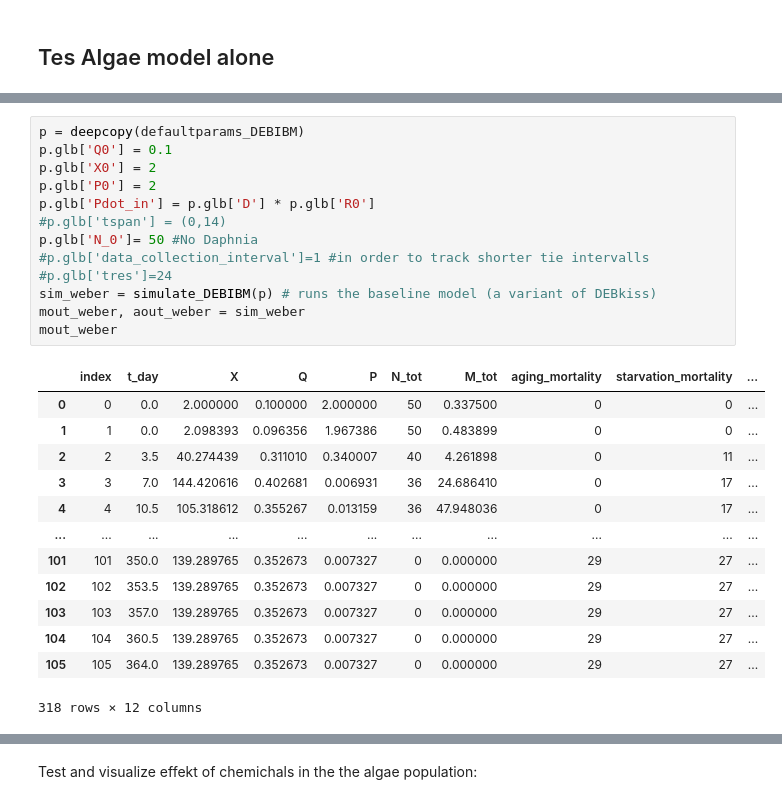
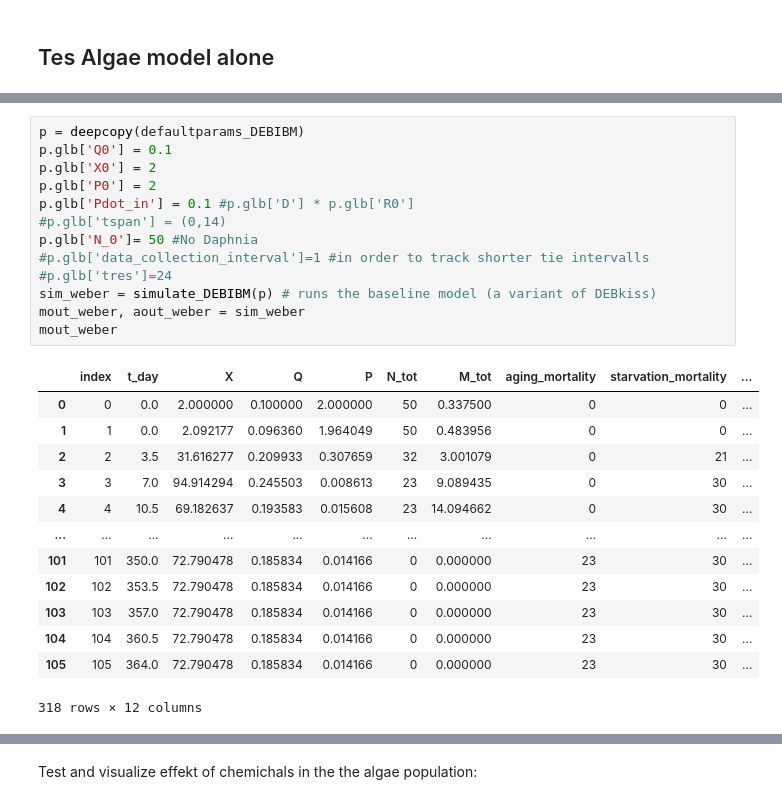
Before and after one commit to Valentin-Schwarz/mempyDEB, a Jupyter notebook: mempyDEB/DEBIBM/algea_model.ipynb, the cells around one changed output, grey strips where cells are left out. Cells and saved outputs as stored; diff of their text form.

```diff
--- a/mempyDEB/DEBIBM/algea_model.ipynb
+++ b/mempyDEB/DEBIBM/algea_model.ipynb
@@ -21,29 +87,29 @@ using local version
 # %%
 p = deepcopy(defaultparams_DEBIBM)
 p.glb['Q0'] = 0.1
 p.glb['X0'] = 2
 p.glb['P0'] = 2
-p.glb['Pdot_in'] = p.glb['D'] * p.glb['R0']
+p.glb['Pdot_in'] = 0.1 #p.glb['D'] * p.glb['R0']
 #p.glb['tspan'] = (0,14)
 p.glb['N_0']= 50 #No Daphnia
 #p.glb['data_collection_interval']=1 #in order to track shorter tie intervalls
 #p.glb['tres']=24
 sim_weber = simulate_DEBIBM(p) # runs the baseline model (a variant of DEBkiss)
 mout_weber, aout_weber = sim_weber
 mout_weber
 # %% [output]
 |  | index | t_day | X | Q | P | N_tot | M_tot | aging_mortality | starvation_mortality | ... |
 | 0 | 0 | 0.0 | 2.000000 | 0.100000 | 2.000000 | 50 | 0.337500 | 0 | 0 | ... |
-| 1 | 1 | 0.0 | 2.098393 | 0.096356 | 1.967386 | 50 | 0.483899 | 0 | 0 | ... |
-| 2 | 2 | 3.5 | 40.274439 | 0.311010 | 0.340007 | 40 | 4.261898 | 0 | 11 | ... |
-| 3 | 3 | 7.0 | 144.420616 | 0.402681 | 0.006931 | 36 | 24.686410 | 0 | 17 | ... |
-| 4 | 4 | 10.5 | 105.318612 | 0.355267 | 0.013159 | 36 | 47.948036 | 0 | 17 | ... |
+| 1 | 1 | 0.0 | 2.092177 | 0.096360 | 1.964049 | 50 | 0.483956 | 0 | 0 | ... |
+| 2 | 2 | 3.5 | 31.616277 | 0.209933 | 0.307659 | 32 | 3.001079 | 0 | 21 | ... |
+| 3 | 3 | 7.0 | 94.914294 | 0.245503 | 0.008613 | 23 | 9.089435 | 0 | 30 | ... |
+| 4 | 4 | 10.5 | 69.182637 | 0.193583 | 0.015608 | 23 | 14.094662 | 0 | 30 | ... |
 | ... | ... | ... | ... | ... | ... | ... | ... | ... | ... | ... |
-| 101 | 101 | 350.0 | 139.289765 | 0.352673 | 0.007327 | 0 | 0.000000 | 29 | 27 | ... |
-| 102 | 102 | 353.5 | 139.289765 | 0.352673 | 0.007327 | 0 | 0.000000 | 29 | 27 | ... |
-| 103 | 103 | 357.0 | 139.289765 | 0.352673 | 0.007327 | 0 | 0.000000 | 29 | 27 | ... |
-| 104 | 104 | 360.5 | 139.289765 | 0.352673 | 0.007327 | 0 | 0.000000 | 29 | 27 | ... |
-| 105 | 105 | 364.0 | 139.289765 | 0.352673 | 0.007327 | 0 | 0.000000 | 29 | 27 | ... |
+| 101 | 101 | 350.0 | 72.790478 | 0.185834 | 0.014166 | 0 | 0.000000 | 23 | 30 | ... |
+| 102 | 102 | 353.5 | 72.790478 | 0.185834 | 0.014166 | 0 | 0.000000 | 23 | 30 | ... |
+| 103 | 103 | 357.0 | 72.790478 | 0.185834 | 0.014166 | 0 | 0.000000 | 23 | 30 | ... |
+| 104 | 104 | 360.5 | 72.790478 | 0.185834 | 0.014166 | 0 | 0.000000 | 23 | 30 | ... |
+| 105 | 105 | 364.0 | 72.790478 | 0.185834 | 0.014166 | 0 | 0.000000 | 23 | 30 | ... |
 318 rows × 12 columns
 # %% [markdown]
 Visualize Algae (X), Phosphorus content in the algae population (Q) and extern phosphorus (P). <br>
```
Also changed, not shown: parts of 15 cells of this notebook, 2 other files.
